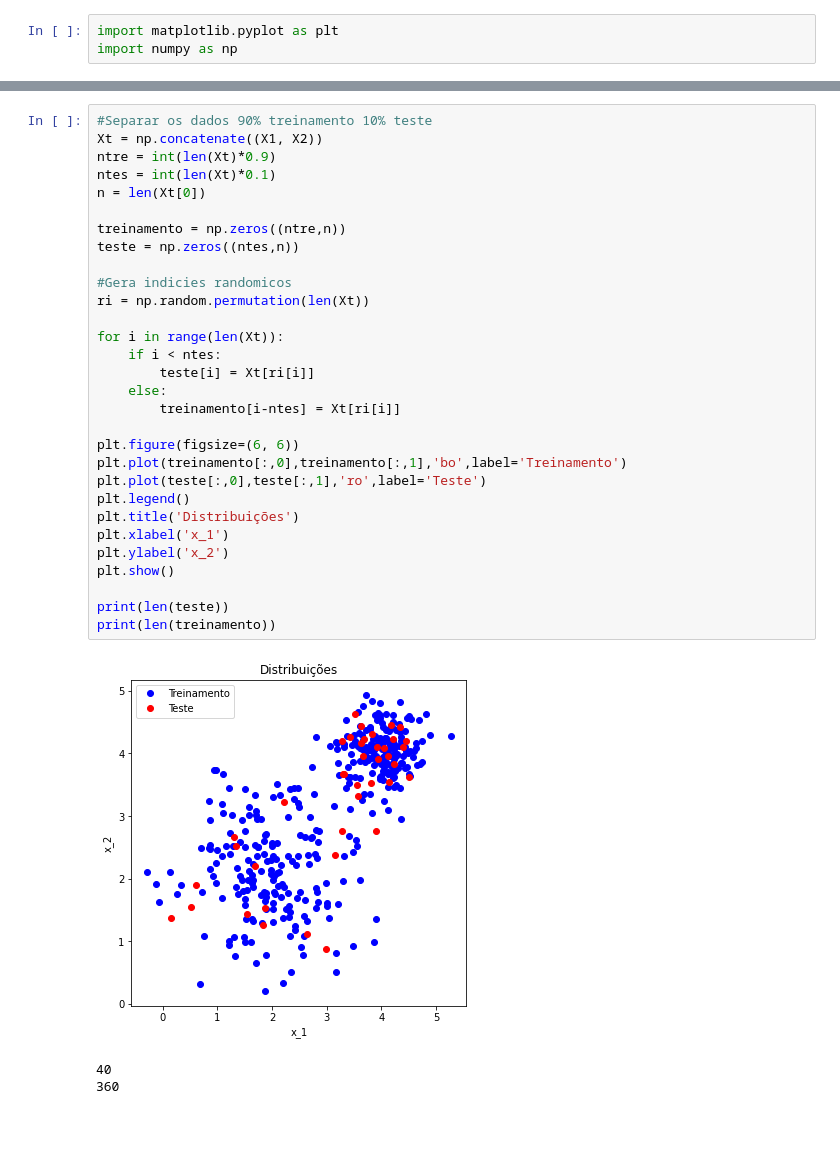
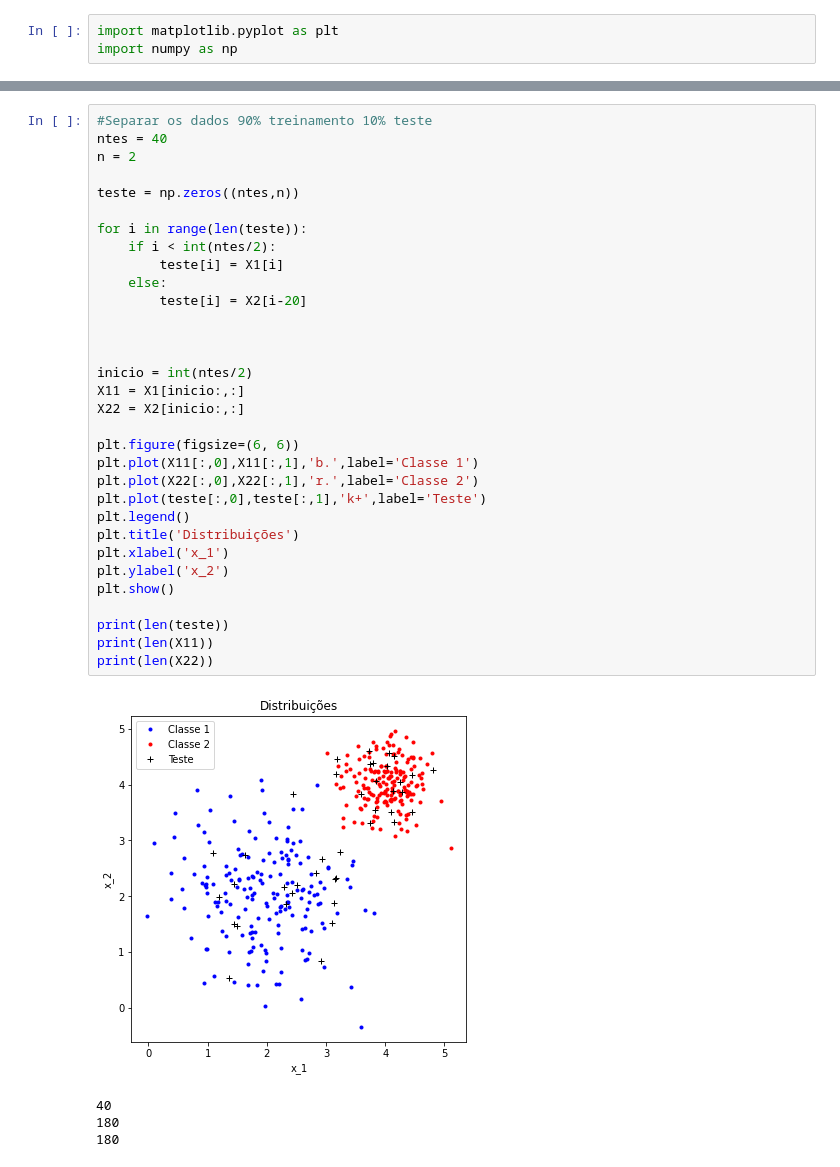
Before and after one commit to mendesrafael965/Classificador, a Jupyter notebook: Untitled1.ipynb, the cells around one changed output, grey strips where cells are left out. Saved outputs shown, nothing was run; the diff lists cells and outputs as text; blank space fills up the shorter version.

```diff
--- a/Untitled1.ipynb
+++ b/Untitled1.ipynb
@@ -19,34 +19,37 @@ plt.show()
 # %%
 #Separar os dados 90% treinamento 10% teste
-Xt = np.concatenate((X1, X2))
-ntre = int(len(Xt)*0.9)
-ntes = int(len(Xt)*0.1)
-n = len(Xt[0])
+ntes = 40
+n = 2
 
-treinamento = np.zeros((ntre,n))
 teste = np.zeros((ntes,n))
 
-#Gera indicies randomicos
-ri = np.random.permutation(len(Xt))
+for i in range(len(teste)):
+    if i < int(ntes/2):
+        teste[i] = X1[i]
+    else:
+        teste[i] = X2[i-20]
 
-for i in range(len(Xt)):
-    if i < ntes:
-        teste[i] = Xt[ri[i]]
-    else:
-        treinamento[i-ntes] = Xt[ri[i]]
+
+
+inicio = int(ntes/2)
+X11 = X1[inicio:,:]
+X22 = X2[inicio:,:]
 
 plt.figure(figsize=(6, 6))
-plt.plot(treinamento[:,0],treinamento[:,1],'bo',label='Treinamento')
-plt.plot(teste[:,0],teste[:,1],'ro',label='Teste')
+plt.plot(X11[:,0],X11[:,1],'b.',label='Classe 1')
+plt.plot(X22[:,0],X22[:,1],'r.',label='Classe 2')
+plt.plot(teste[:,0],teste[:,1],'k+',label='Teste')
 plt.legend()
 plt.title('Distribuições')
 plt.xlabel('x_1')
 plt.ylabel('x_2')
 plt.show()
 
 print(len(teste))
-print(len(treinamento))
+print(len(X11))
+print(len(X22))
 # %% [output]
-[figure, old version]
+[figure, new version]
 40
-360
+180
+180
```
Also changed, not shown: parts of 9 cells of this notebook.
